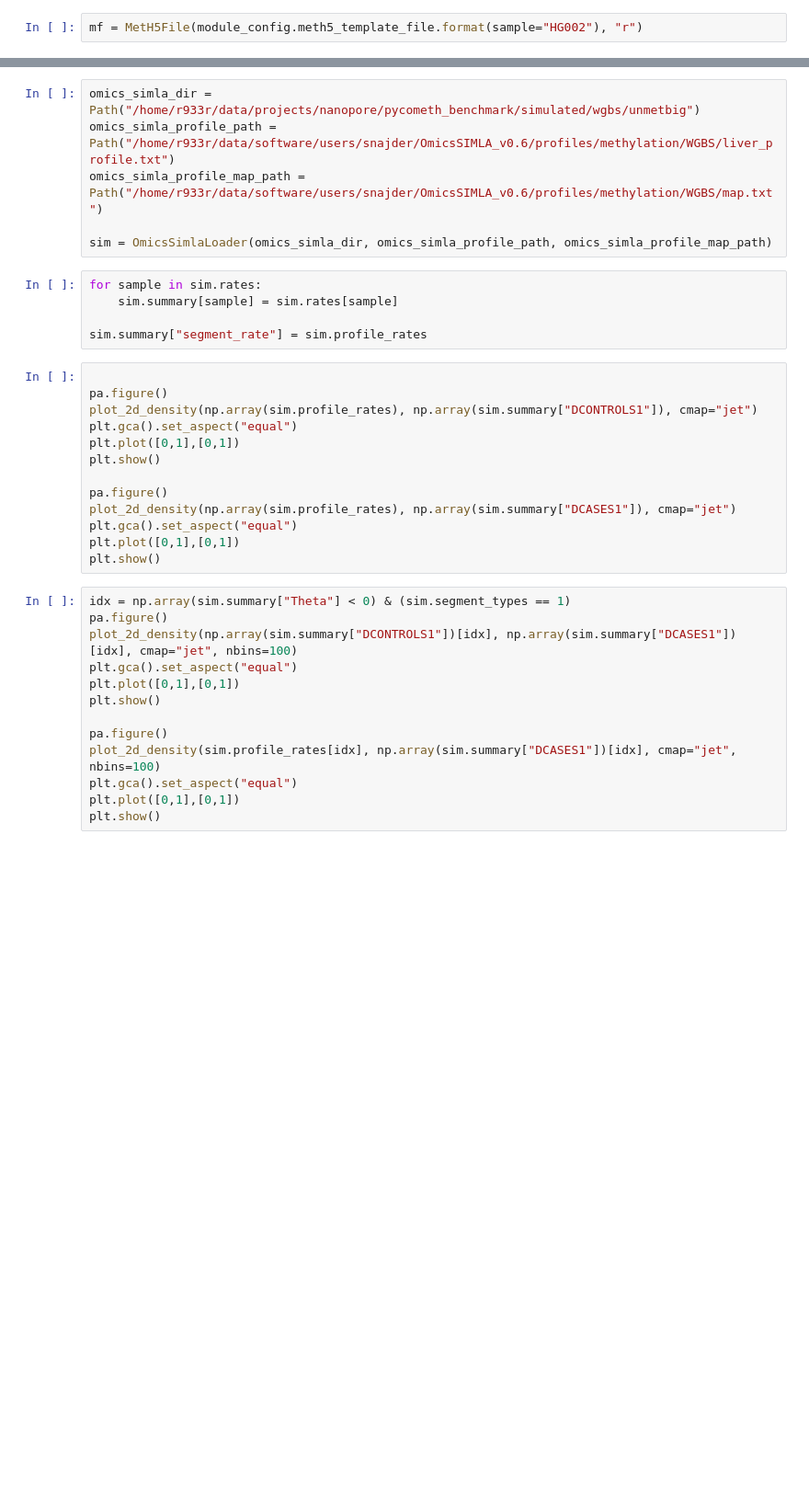
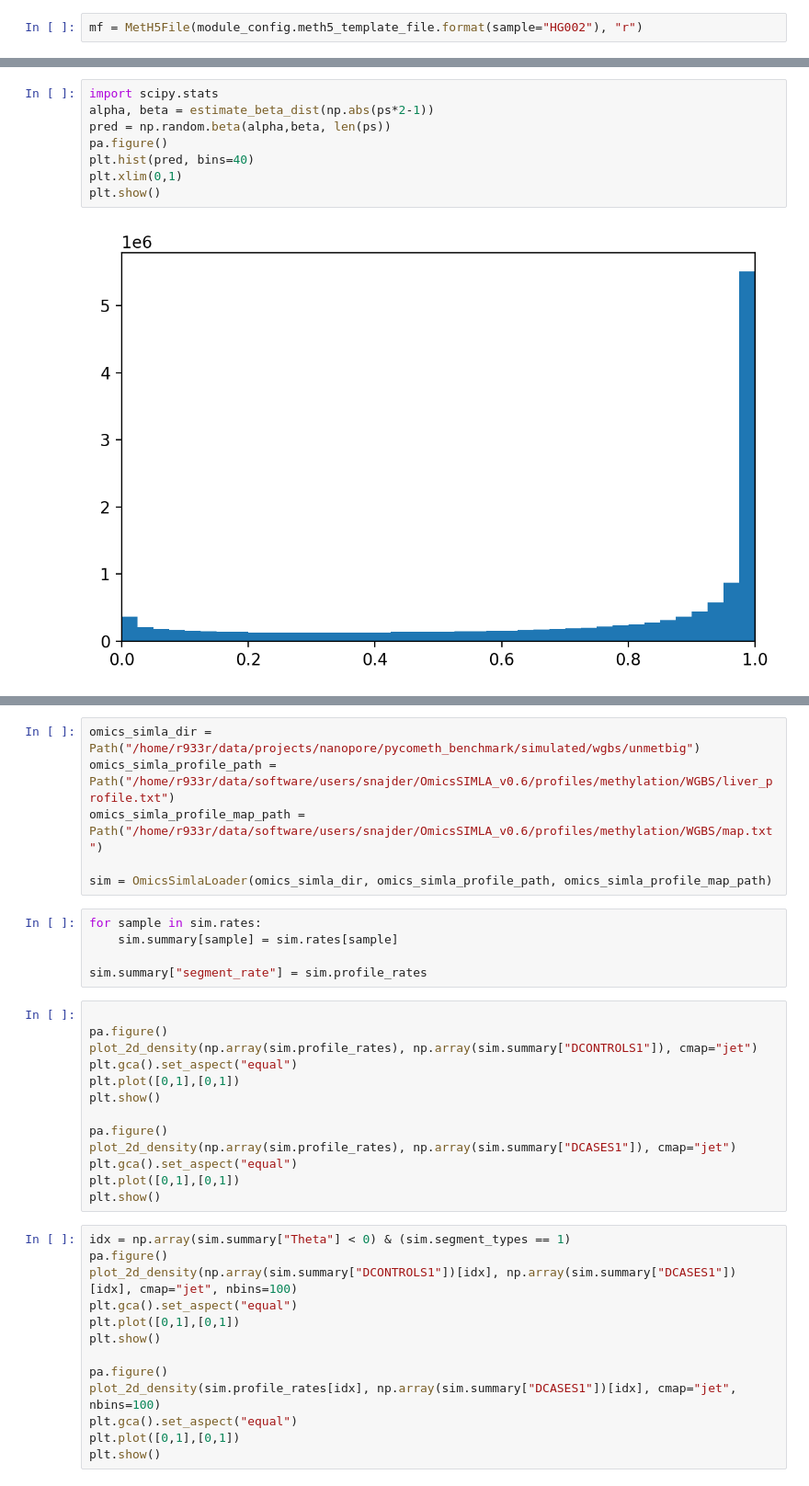
Before and after one commit to snajder-r/benchmark_meth5, a Jupyter notebook: notebooks/exploring_quality_distributions_giab.ipynb, the cells around one changed output, grey strips where cells are left out. Shown at 92% size. Cells and saved outputs as stored; diff of their text form; blank space fills up the shorter version.

```diff
--- a/notebooks/exploring_quality_distributions_giab.ipynb
+++ b/notebooks/exploring_quality_distributions_giab.ipynb
@@ -115,0 +78,10 @@ plt.hist()
+# %%
+import scipy.stats
+alpha, beta = estimate_beta_dist(np.abs(ps*2-1))
+pred = np.random.beta(alpha,beta, len(ps))
+pa.figure()
+plt.hist(pred, bins=40)
+plt.xlim(0,1)
+plt.show()
+# %% [output]
+[figure, added]
```
Also changed, not shown: parts of 20 cells of this notebook, 5 other files.
